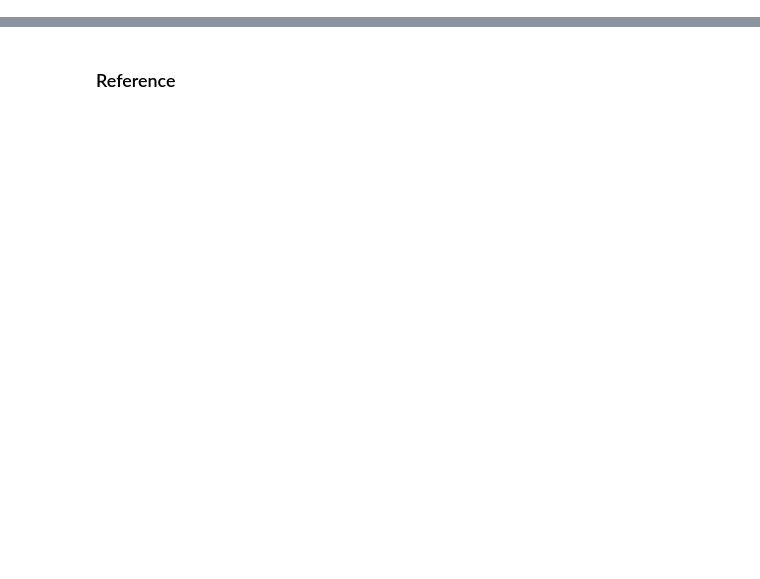
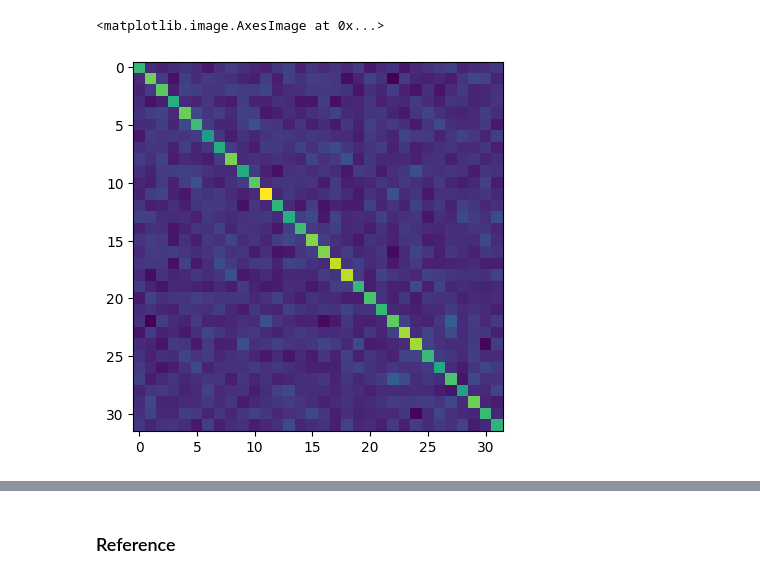
Before and after one commit to cepessh/adaptive_mcmc, a Jupyter notebook: notebooks/last_year_code_test.ipynb, the cells around one changed output, grey strips where cells are left out. Cells and saved outputs as stored; diff of their text form; code cells hidden in the pictures; blank space fills up the shorter version.

```diff
--- a/notebooks/last_year_code_test.ipynb
+++ b/notebooks/last_year_code_test.ipynb
@@ -667,6 +776,9 @@ plt.imshow(minv)
 # %%
-prec = algs["hmcadaptive_hutch_lanczos"].pipeline.sample_blocks[0].iteration.cache.prec[1].detach().numpy()
+prec = algs["hmcadaptive_hutch_lanczos"].pipeline.sample_blocks[-1].iteration.cache.prec[1].detach().numpy()
 minv = prec @ prec.T
 plt.imshow(minv)
+# %% [output]
+<matplotlib.image.AxesImage at 0x...>
+[figure, added]
 # %%
 minv
```
Also changed, not shown: parts of 27 cells of this notebook.
